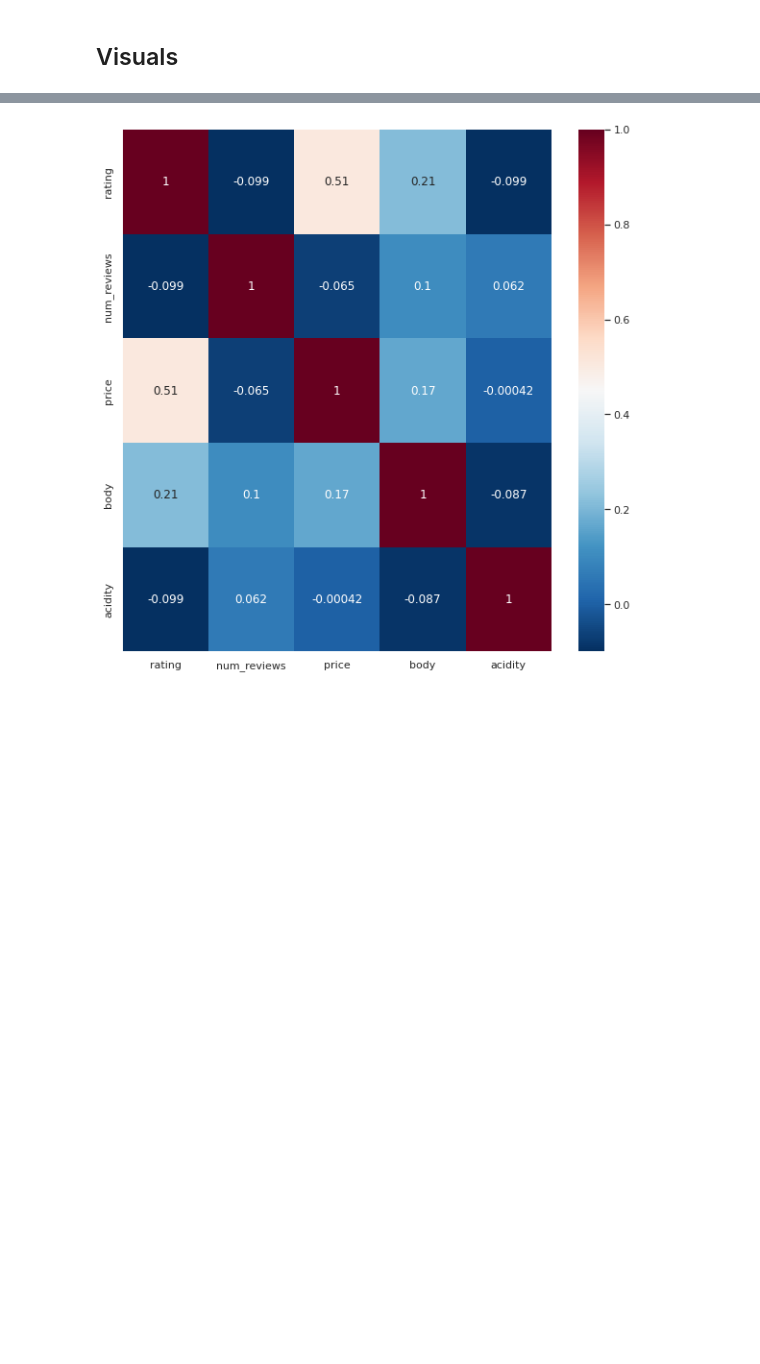
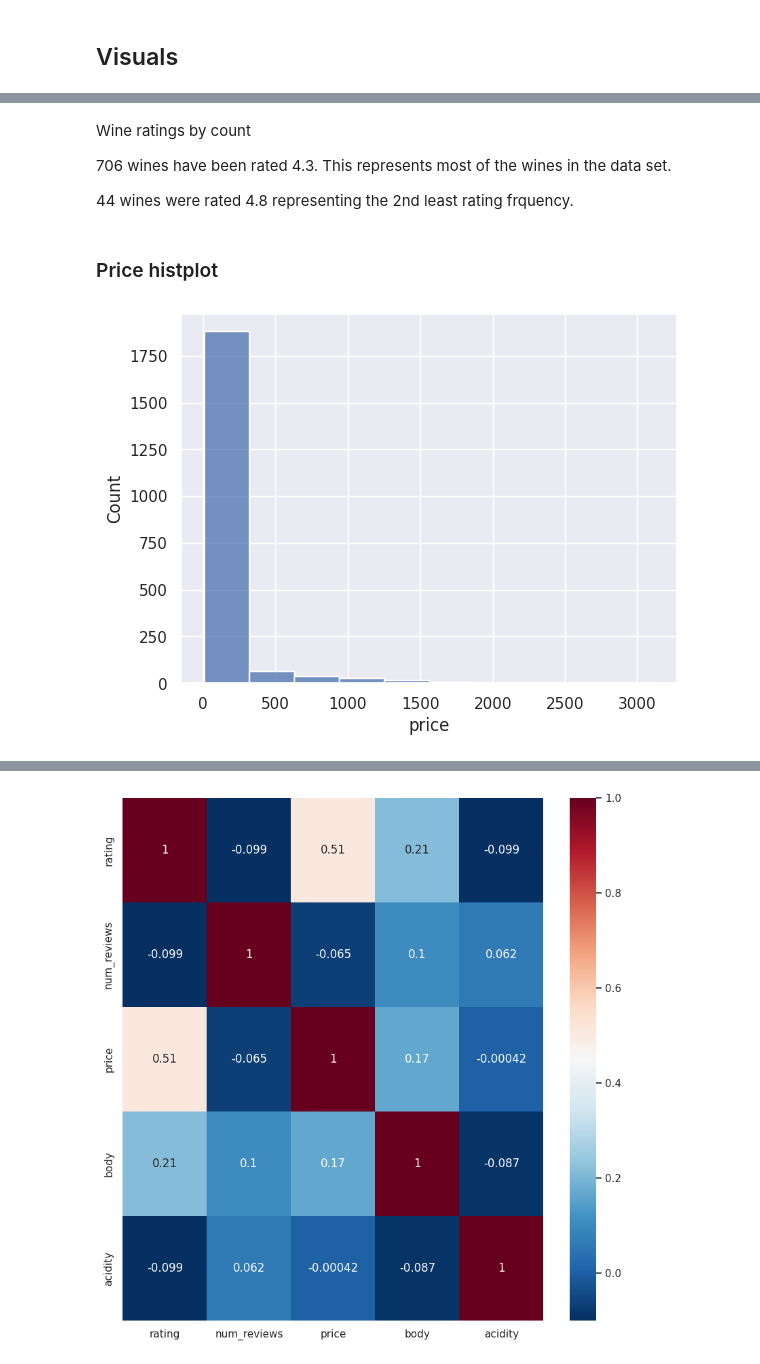
Before and after one commit to pmontecinos23/Spanish-Wine-Evaluation, a Jupyter notebook: Spanish_Wine_Evaluation.ipynb, the cells around one changed output, grey strips where cells are left out. Cells and saved outputs as stored; diff of their text form; code cells hidden in the pictures; blank space fills up the shorter version.

```diff
--- a/Spanish_Wine_Evaluation.ipynb
+++ b/Spanish_Wine_Evaluation.ipynb
@@ -228,0 +324,15 @@ Will address the rest of the missing values during preprocessing
+# %% [markdown]
+Wine ratings by count
+
+706 wines have been rated 4.3. This represents most of the wines in the data set.
+
+44 wines were rated 4.8 representing the 2nd least rating frquency.
+# %% [markdown]
+### Price histplot
+# %%
+sns.set(style="darkgrid")
+
+sns.histplot(data=wine1, x="price", bins=10)
+plt.show()
+# %% [output]
+[figure, added]
```
Also changed, not shown: parts of 40 cells of this notebook.
